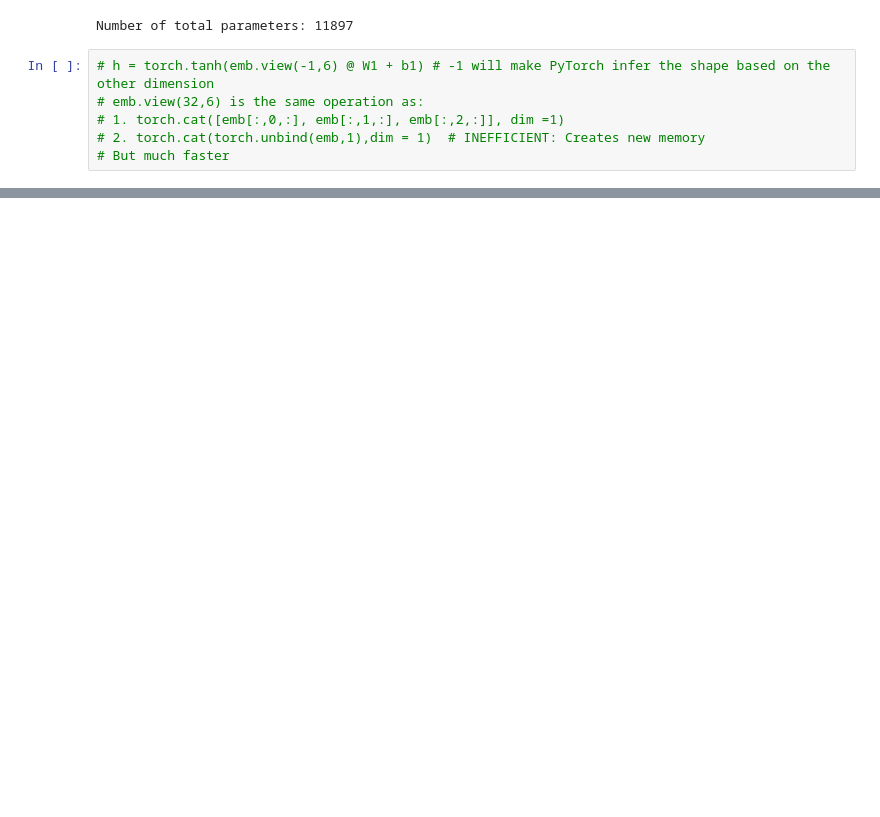
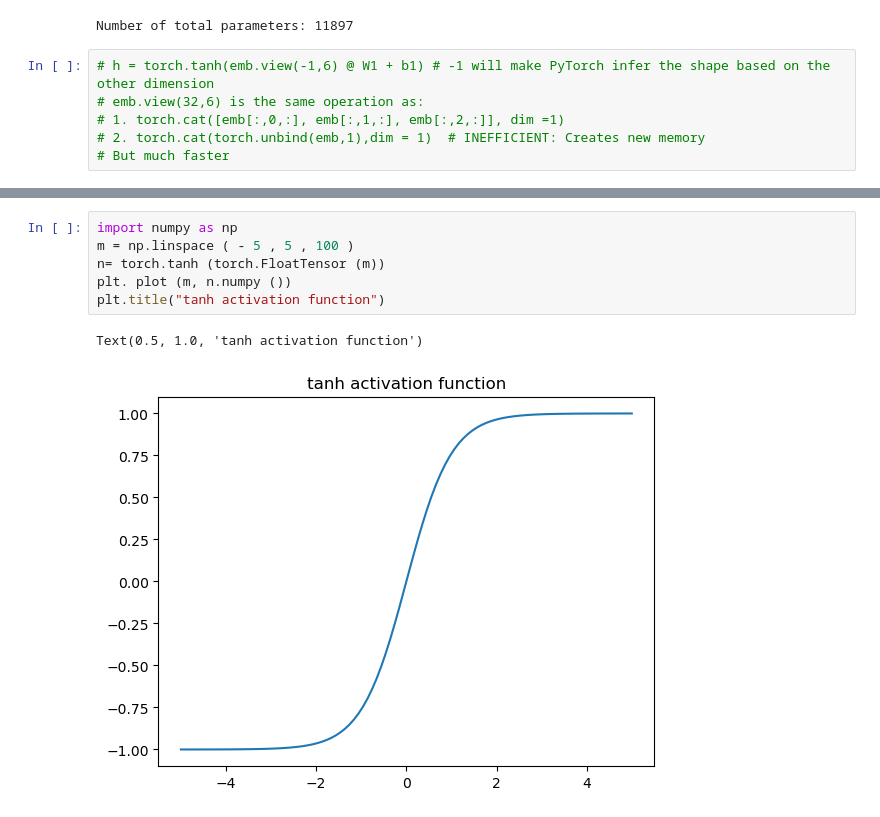
Before and after one commit to hrdkbhatnagar/neural-networks-deep-dive, a Jupyter notebook: makemore/makemore-mlp.ipynb, the cells around one changed output, grey strips where cells are left out. Cells and saved outputs as stored; diff of their text form; blank space fills up the shorter version.

```diff
--- a/makemore/makemore-mlp.ipynb
+++ b/makemore/makemore-mlp.ipynb
@@ -182,0 +190,9 @@ plt.plot(lossi)
+# %%
+import numpy as np
+m = np.linspace ( - 5 , 5 , 100 )
+n= torch.tanh (torch.FloatTensor (m))
+plt. plot (m, n.numpy ())
+plt.title("tanh activation function")
+# %% [output]
+Text(0.5, 1.0, 'tanh activation function')
+[figure, added]
```
Also changed, not shown: parts of 25 cells of this notebook.
